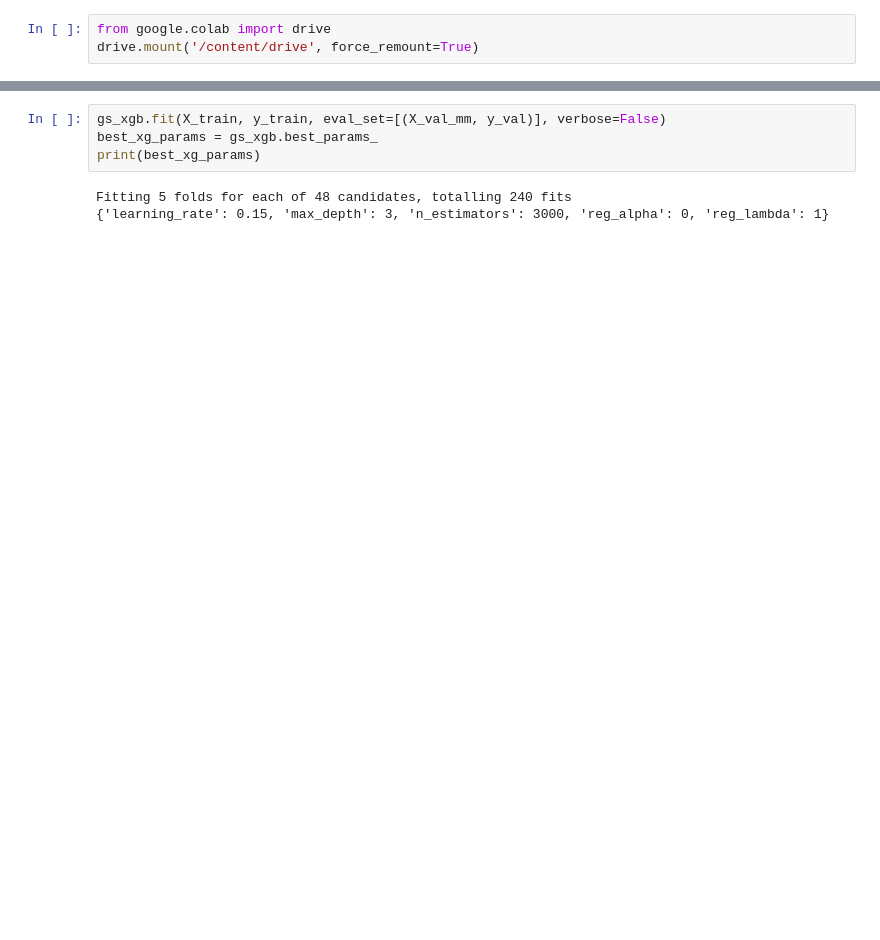
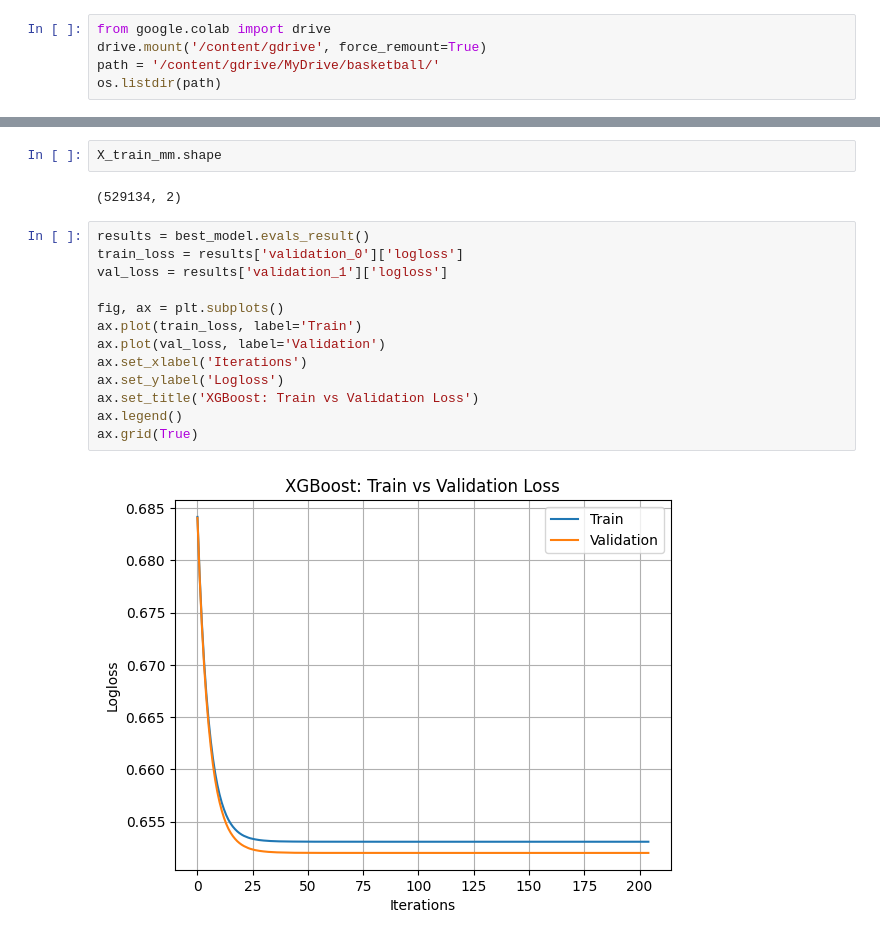
Before and after one commit to remmertjack/portfolio, a Jupyter notebook: bball_shotprobs/shotprobs_model.ipynb, the cells around one changed output, grey strips where cells are left out. Saved outputs shown, nothing was run; the diff lists cells and outputs as text; blank space fills up the shorter version.

```diff
--- a/bball_shotprobs/shotprobs_model.ipynb
+++ b/bball_shotprobs/shotprobs_model.ipynb
@@ -47,5 +39,7 @@ xgboost: 3.2.0
 lgbm: 4.6.0
 # %%
 from google.colab import drive
-drive.mount('/content/drive', force_remount=True)
+drive.mount('/content/gdrive', force_remount=True)
+path = '/content/gdrive/MyDrive/basketball/'
+os.listdir(path)
 # %% [output]
@@ -171,7 +296,19 @@ gs_xgb = GridSearchCV(
-# %%
-gs_xgb.fit(X_train, y_train, eval_set=[(X_val_mm, y_val)], verbose=False)
-best_xg_params = gs_xgb.best_params_
-print(best_xg_params)
-# %% [output]
-Fitting 5 folds for each of 48 candidates, totalling 240 fits
-{'learning_rate': 0.15, 'max_depth': 3, 'n_estimators': 3000, 'reg_alpha': 0, 'reg_lambda': 1}
+# %%
+X_train_mm.shape
+# %% [output]
+(529134, 2)
+# %%
+results = best_model.evals_result()
+train_loss = results['validation_0']['logloss']
+val_loss = results['validation_1']['logloss']
+
+fig, ax = plt.subplots()
+ax.plot(train_loss, label='Train')
+ax.plot(val_loss, label='Validation')
+ax.set_xlabel('Iterations')
+ax.set_ylabel('Logloss')
+ax.set_title('XGBoost: Train vs Validation Loss')
+ax.legend()
+ax.grid(True)
+# %% [output]
+[figure, new version]
```
Also changed, not shown: parts of 49 cells of this notebook, 1 other file.
